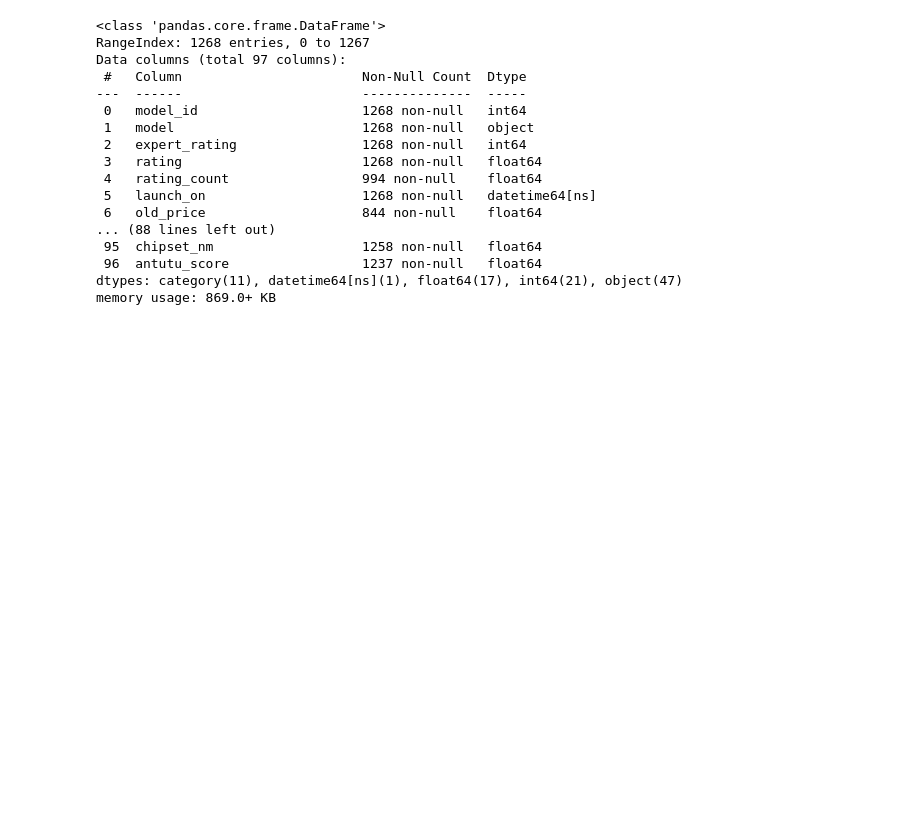
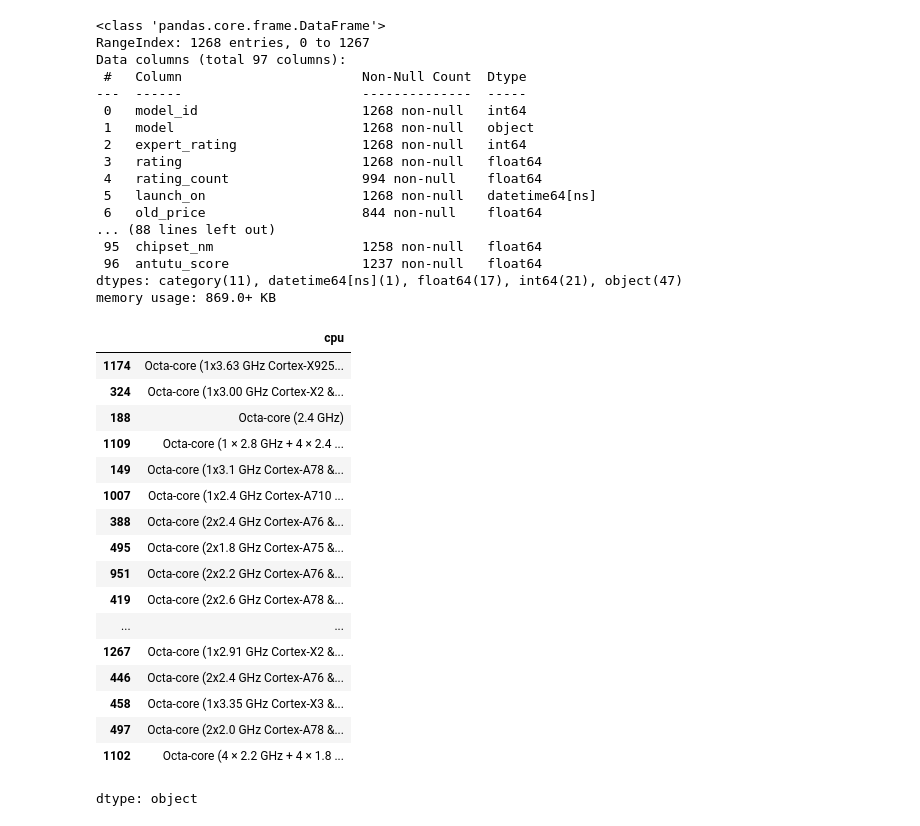
Before and after one commit to rajeshxdatascience/smartphone-recommender-system, a Jupyter notebook: SpecLens_AI_Data_Engineering.ipynb, the cells around one changed output. Cells and saved outputs as stored; diff of their text form; code cells hidden in the pictures; blank space fills up the shorter version.

```diff
--- a/SpecLens_AI_Data_Engineering.ipynb
+++ b/SpecLens_AI_Data_Engineering.ipynb
@@ -2967,3 +2967,24 @@ Data columns (total 97 columns):
  96  antutu_score                 1237 non-null   float64
 dtypes: category(11), datetime64[ns](1), float64(17), int64(21), object(47)
 memory usage: 869.0+ KB
+# %%
+df['cpu'].sample(20)
+# %% [output]
+|  | cpu |
+| 1174 | Octa-core (1x3.63 GHz Cortex-X925... |
+| 324 | Octa-core (1x3.00 GHz Cortex-X2 &... |
+| 188 | Octa-core (2.4 GHz) |
+| 1109 | Octa-core (1 × 2.8 GHz + 4 × 2.4 ... |
+| 149 | Octa-core (1x3.1 GHz Cortex-A78 &... |
+| 1007 | Octa-core (1x2.4 GHz Cortex-A710 ... |
+| 388 | Octa-core (2x2.4 GHz Cortex-A76 &... |
+| 495 | Octa-core (2x1.8 GHz Cortex-A75 &... |
+| 951 | Octa-core (2x2.2 GHz Cortex-A76 &... |
+| 419 | Octa-core (2x2.6 GHz Cortex-A78 &... |
+| ... | ... |
+| 1267 | Octa-core (1x2.91 GHz Cortex-X2 &... |
+| 446 | Octa-core (2x2.4 GHz Cortex-A76 &... |
+| 458 | Octa-core (1x3.35 GHz Cortex-X3 &... |
+| 497 | Octa-core (2x2.0 GHz Cortex-A78 &... |
+| 1102 | Octa-core (4 × 2.2 GHz + 4 × 1.8 ... |
+dtype: object
```
Also changed, not shown: parts of 4 cells of this notebook.
